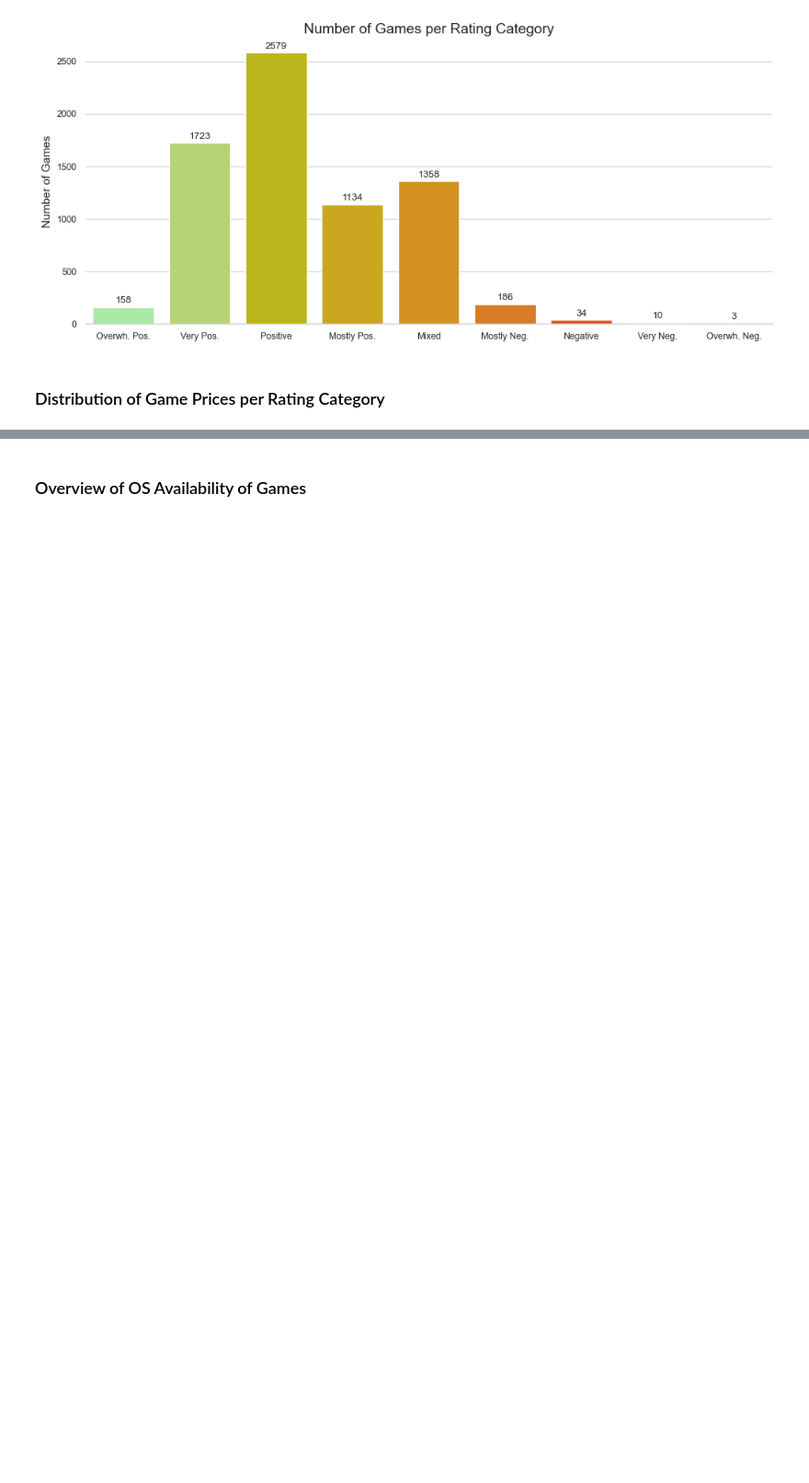
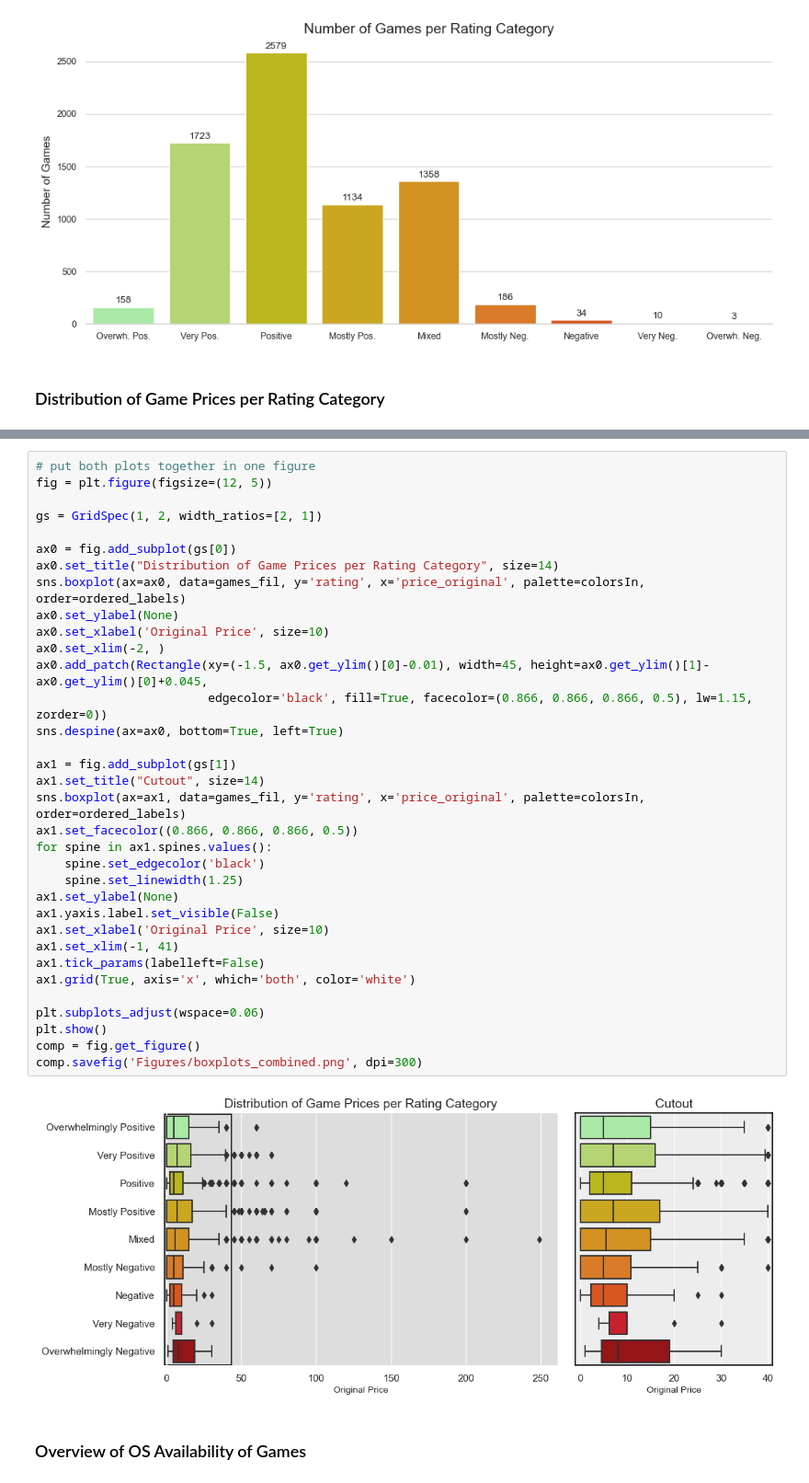
Before and after one commit to svenj-a/EDAV, a Jupyter notebook: EDAV01.ipynb, the cells around one changed output, grey strips where cells are left out. Shown at 92% size. Cells and saved outputs as stored; diff of their text form; blank space fills up the shorter version.

```diff
--- a/EDAV01.ipynb
+++ b/EDAV01.ipynb
@@ -205,5 +200,41 @@ fig.savefig('Figures/box_cutout.png')
 # %% [output]
 [figure]
+# %%
+# put both plots together in one figure
+fig = plt.figure(figsize=(12, 5))
+
+gs = GridSpec(1, 2, width_ratios=[2, 1])
+
+ax0 = fig.add_subplot(gs[0])
+ax0.set_title("Distribution of Game Prices per Rating Category", size=14)
+sns.boxplot(ax=ax0, data=games_fil, y='rating', x='price_original', palette=colorsIn, order=ordered_labels)
+ax0.set_ylabel(None)
+ax0.set_xlabel('Original Price', size=10)
+ax0.set_xlim(-2, )
+ax0.add_patch(Rectangle(xy=(-1.5, ax0.get_ylim()[0]-0.01), width=45, height=ax0.get_ylim()[1]-ax0.get_ylim()[0]+0.045,
+                        edgecolor='black', fill=True, facecolor=(0.866, 0.866, 0.866, 0.5), lw=1.15, zorder=0))
+sns.despine(ax=ax0, bottom=True, left=True)
+
+ax1 = fig.add_subplot(gs[1])
+ax1.set_title("Cutout", size=14)
+sns.boxplot(ax=ax1, data=games_fil, y='rating', x='price_original', palette=colorsIn, order=ordered_labels)
+ax1.set_facecolor((0.866, 0.866, 0.866, 0.5))
+for spine in ax1.spines.values():
+    spine.set_edgecolor('black')
+    spine.set_linewidth(1.25)
+ax1.set_ylabel(None)
+ax1.yaxis.label.set_visible(False)
+ax1.set_xlabel('Original Price', size=10)
+ax1.set_xlim(-1, 41)
+ax1.tick_params(labelleft=False)
+ax1.grid(True, axis='x', which='both', color='white')
+
+plt.subplots_adjust(wspace=0.06)
+plt.show()
+comp = fig.get_figure()
+comp.savefig('Figures/boxplots_combined.png', dpi=300)
+# %% [output]
+[figure, added]
 # %% [markdown]
 ### Overview of OS Availability of Games
 # %%
```
Also changed, not shown: parts of 8 cells of this notebook.
